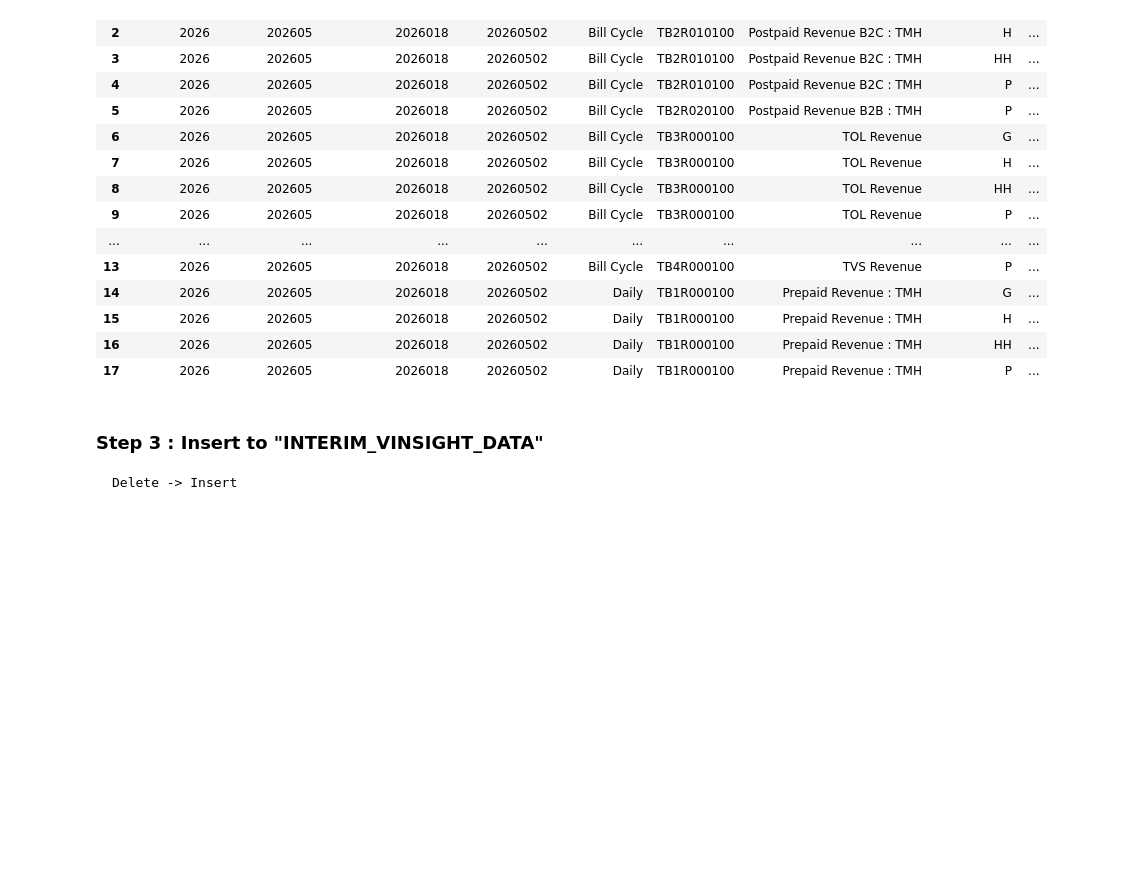
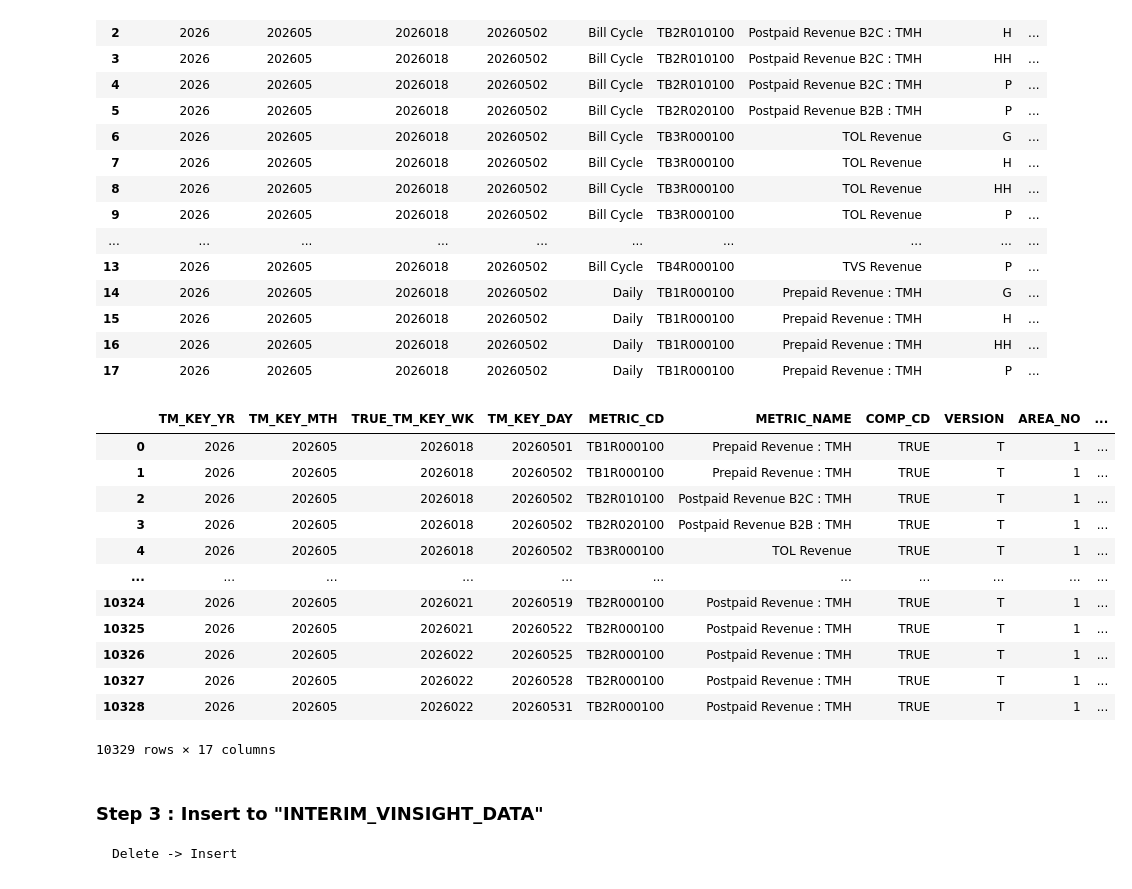
Before and after one commit to ruzlim/Jupyter, a Jupyter notebook: ETL/Target/Target Revenue TRUE.ipynb, the cells around one changed output. Cells and saved outputs as stored; diff of their text form; code cells hidden in the pictures; blank space fills up the shorter version.

```diff
--- a/ETL/Target/Target Revenue TRUE.ipynb
+++ b/ETL/Target/Target Revenue TRUE.ipynb
@@ -434,6 +434,22 @@ sample_daily_df
 | 15 | 2026 | 202605 | 2026018 | 20260502 | Daily | TB1R000100 | Prepaid Revenue : TMH | H | ... |
 | 16 | 2026 | 202605 | 2026018 | 20260502 | Daily | TB1R000100 | Prepaid Revenue : TMH | HH | ... |
 | 17 | 2026 | 202605 | 2026018 | 20260502 | Daily | TB1R000100 | Prepaid Revenue : TMH | P | ... |
+# %%
+latest_results_df
+# %% [output]
+|  | TM_KEY_YR | TM_KEY_MTH | TRUE_TM_KEY_WK | TM_KEY_DAY | METRIC_CD | METRIC_NAME | COMP_CD | VERSION | AREA_NO | ... |
+| 0 | 2026 | 202605 | 2026018 | 20260501 | TB1R000100 | Prepaid Revenue : TMH | TRUE | T | 1 | ... |
+| 1 | 2026 | 202605 | 2026018 | 20260502 | TB1R000100 | Prepaid Revenue : TMH | TRUE | T | 1 | ... |
+| 2 | 2026 | 202605 | 2026018 | 20260502 | TB2R010100 | Postpaid Revenue B2C : TMH | TRUE | T | 1 | ... |
+| 3 | 2026 | 202605 | 2026018 | 20260502 | TB2R020100 | Postpaid Revenue B2B : TMH | TRUE | T | 1 | ... |
+| 4 | 2026 | 202605 | 2026018 | 20260502 | TB3R000100 | TOL Revenue | TRUE | T | 1 | ... |
+| ... | ... | ... | ... | ... | ... | ... | ... | ... | ... | ... |
+| 10324 | 2026 | 202605 | 2026021 | 20260519 | TB2R000100 | Postpaid Revenue : TMH | TRUE | T | 1 | ... |
+| 10325 | 2026 | 202605 | 2026021 | 20260522 | TB2R000100 | Postpaid Revenue : TMH | TRUE | T | 1 | ... |
+| 10326 | 2026 | 202605 | 2026022 | 20260525 | TB2R000100 | Postpaid Revenue : TMH | TRUE | T | 1 | ... |
+| 10327 | 2026 | 202605 | 2026022 | 20260528 | TB2R000100 | Postpaid Revenue : TMH | TRUE | T | 1 | ... |
+| 10328 | 2026 | 202605 | 2026022 | 20260531 | TB2R000100 | Postpaid Revenue : TMH | TRUE | T | 1 | ... |
+10329 rows × 17 columns
 # %% [markdown]
 ### Step 3 : Insert to "INTERIM_VINSIGHT_DATA"
     Delete -> Insert
```
Also changed, not shown: parts of 1 cell of this notebook, 3 other files.
